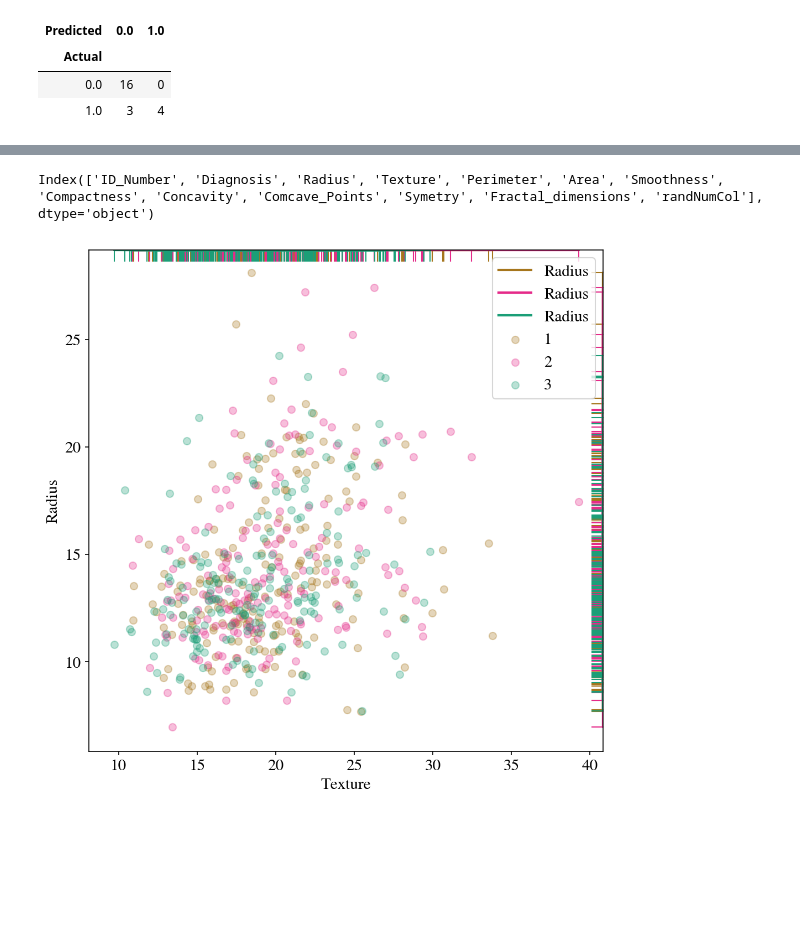
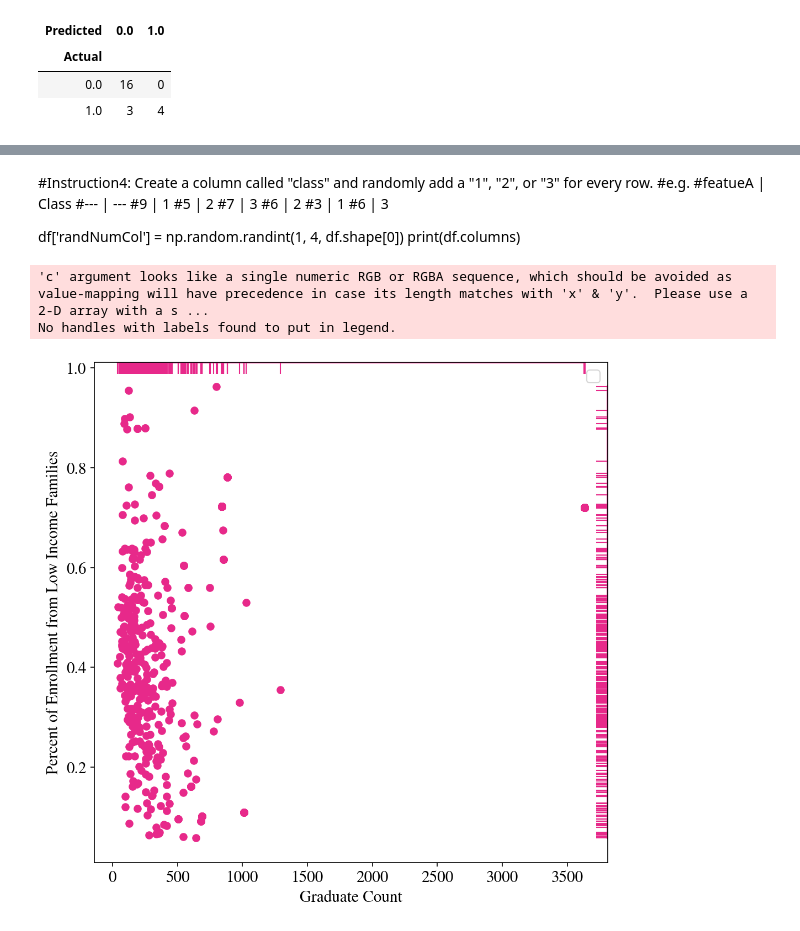
Before and after one commit to agerner19/agerner19.github.io, a Jupyter notebook: Assignments/HW2.ipynb, the cells around one changed output, grey strips where cells are left out. Cells and saved outputs as stored; diff of their text form; code cells hidden in the pictures; blank space fills up the shorter version.

```diff
--- a/Assignments/HW2.ipynb
+++ b/Assignments/HW2.ipynb
@@ -231,6 +231,7 @@ data_no_lea = data_no_lea[data_no_lea['Composite Score Average'] != '*']
 data_no_lea = data_no_lea[data_no_lea['Composite Average'] != '*']
 # %%
 data_no_lea['Composite Score Average'] = data_no_lea['Composite Score Average'].astype(float)
+data_no_lea['Composite Average'] = data_no_lea['Composite Average'].astype(float)
 # %%
 data_no_lea.dtypes
 # %% [output]
@@ -242,7 +243,4 @@ Composite Average                                  object
 dtype: object
-# %%
-data_no_lea = data_no_lea[data_no_lea['Composite Score Average'] != str]
-data_no_lea = data_no_lea[data_no_lea['Composite Average'] != str]
 # %%
 #Instruction7: Carry out the regression, first standardizing our variables. This is strictly not necessary, but we are doing it as we wish to play around with PCA.
 #Since scikit-learn wants a n_sample rows times n_features matrix, we need to reshape the x variable. We store both an _vec variable, which is easier to plot with,
@@ -429,7 +438,7 @@ dark2_colors = dark2_cmap.mpl_colors
 
 rcParams['figure.figsize'] = (10, 6)
 rcParams['figure.dpi'] = 150
-rcParams['axes.color_cycle'] = dark2_colors
+# rcParams['axes.color_cycle'] = dark2_colors
 rcParams['lines.linewidth'] = 2
 rcParams['axes.facecolor'] = 'white'
 rcParams['font.size'] = 14
@@ -560,30 +578,30 @@ plt.scatter(xtest, ytest, color='blue')
-# %%
-#Instruction4: Create a column called "class" and randomly add a "1", "2", or "3" for every row.
-#e.g.
-#featueA | Class
-#--- | ---
-#9 | 1
-#5 | 2
-#7 | 3
-#6 | 2
-#3 | 1
-#6 | 3
-
-df['randNumCol'] = np.random.randint(1, 4, df.shape[0])
-print(df.columns)
-# %% [output]
-Index(['ID_Number', 'Diagnosis', 'Radius', 'Texture', 'Perimeter', 'Area', 'Smoothness', 'Compactness', 'Concavity', 'Comcave_Points', 'Symetry', 'Fractal_dimensions', 'randNumCol'], dtype='object')
+# %% [markdown]
+#Instruction4: Create a column called "class" and randomly add a "1", "2", or "3" for every row.
+#e.g.
+#featueA | Class
+#--- | ---
+#9 | 1
+#5 | 2
+#7 | 3
+#6 | 2
+#3 | 1
+#6 | 3
+
+df['randNumCol'] = np.random.randint(1, 4, df.shape[0])
+print(df.columns)
 # %%
 #Instruction5: Choose three different features in your dataset and cluster them by the randomNumCol
 
 akeys=[1,2,3]
 avals=['1','2','3']
 amap={e[0]:e[1] for e in zip(akeys,avals)}
-ax=scatter_by(df, 'Texture', 'Radius', by='randNumCol', labeler=amap, mfunc=make_rug, mms=20)
+ax=scatter_by(data_no_lea, 'Graduate Count', 'Percent of Enrollment from Low Income Families', labeler=amap, mfunc=make_rug, mms=20)
 ax.grid(False)
 ax.legend(loc='upper right');
 # %% [output]
+'c' argument looks like a single numeric RGB or RGBA sequence, which should be avoided as value-mapping will have precedence in case its length matches with 'x' & 'y'.  Please use a 2-D array with a s ...
+No handles with labels found to put in legend.
-[figure, old version]
+[figure, new version]
 # %%
 #Instructin6: Add plotting settings
 from matplotlib.colors import ListedColormap
```
Also changed, not shown: parts of 21 cells of this notebook.
